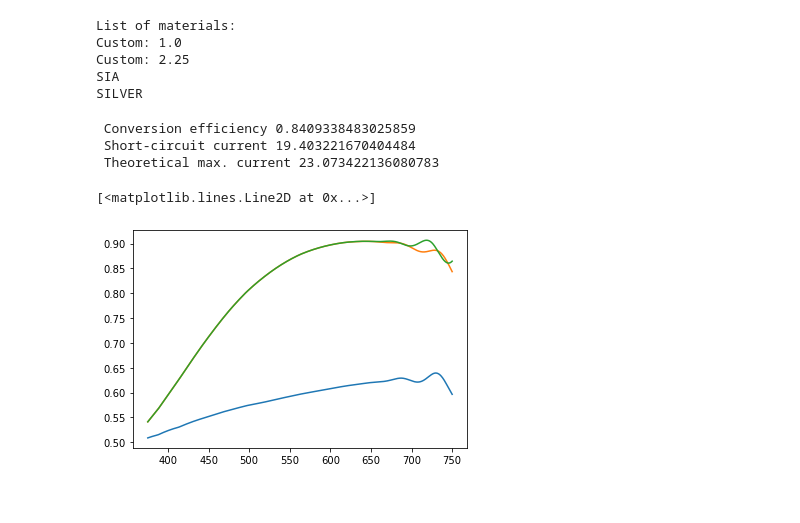
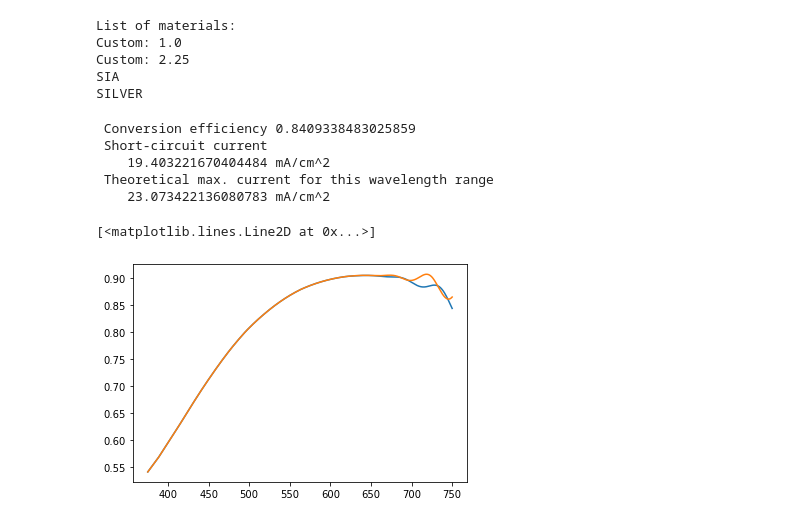
Before and after one commit to AnMoreau/PyMoosh, a Jupyter notebook: notebooks/Photovoltaics.ipynb, the cells around one changed output. Saved outputs shown, nothing was run; the diff lists cells and outputs as text; code cells hidden in the pictures.

```diff
--- a/notebooks/Photovoltaics.ipynb
+++ b/notebooks/Photovoltaics.ipynb
@@ -88,15 +92,16 @@ SILVER
 # %%
 efficiency,current,current_max,wl,spectrum,absorb3 = Photo(realistic,0.,0.,375.,750.,[1,2],1000)
 
-print("\n Conversion efficiency",efficiency,"\n Short-circuit current",current,"\n Theoretical max. current",current_max)
+print("\n Conversion efficiency",efficiency,"\n Short-circuit current \n   ",current,"mA/cm^2 \n Theoretical max. current for this wavelength range\n   ",current_max,"mA/cm^2")
 
 plt.figure(3)
-plt.plot(wl,absorb1)
 plt.plot(wl,absorb2)
 plt.plot(wl,absorb3)
 # %% [output]
  Conversion efficiency 0.8409338483025859
- Short-circuit current 19.403221670404484
- Theoretical max. current 23.073422136080783
+ Short-circuit current
+    19.403221670404484 mA/cm^2
+ Theoretical max. current for this wavelength range
+    23.073422136080783 mA/cm^2
 [<matplotlib.lines.Line2D at 0x...>]
-[figure, old version]
+[figure, new version]
```
Also changed, not shown: parts of 3 cells of this notebook.
